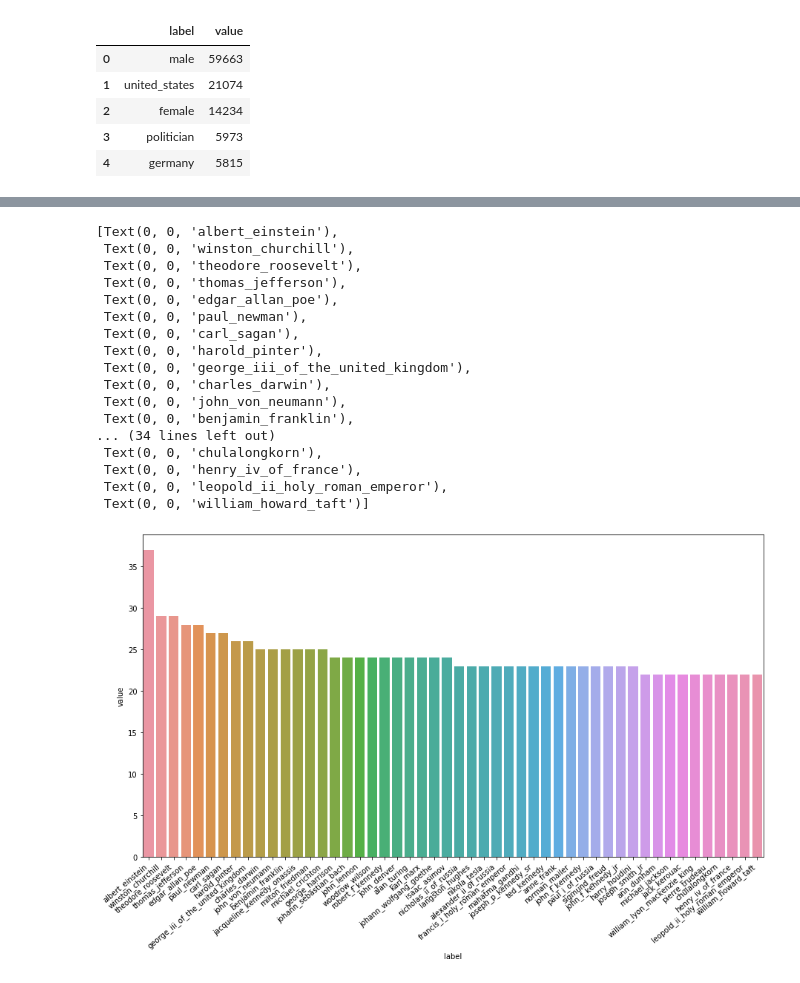
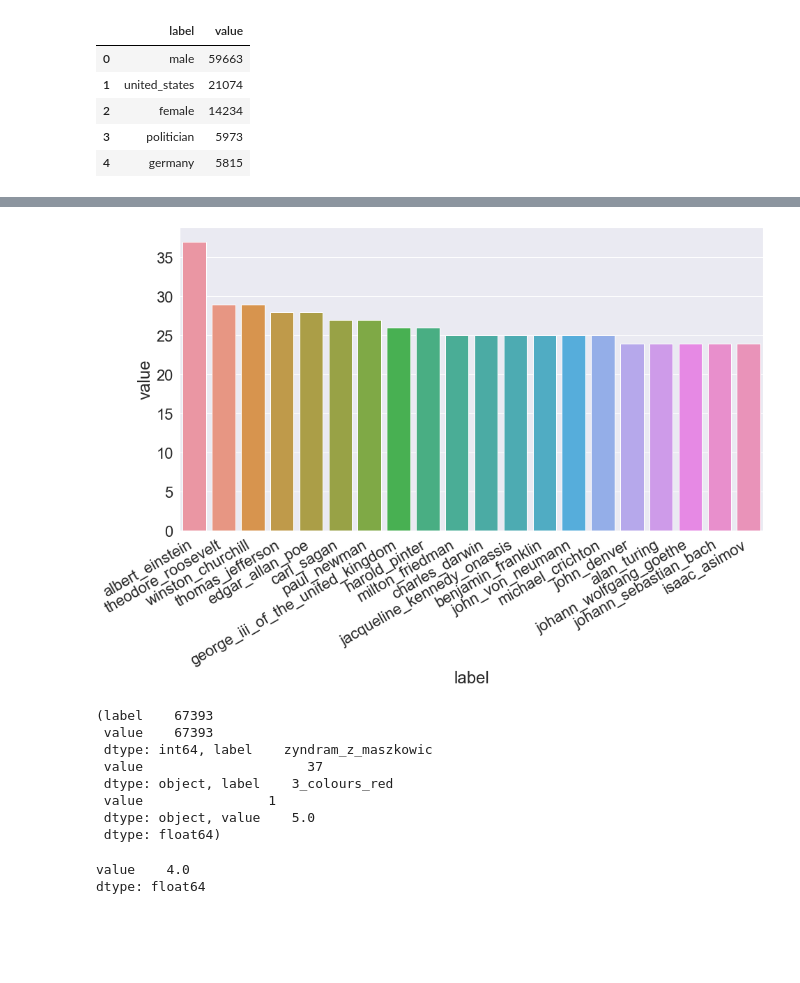
Before and after one commit to xhosaBoy/optimised-neural-tensor-network, a Jupyter notebook: notebooks/Freebase_Histogram.ipynb, the cells around one changed output, grey strips where cells are left out. Saved outputs shown, nothing was run; the diff lists cells and outputs as text; code cells hidden in the pictures; blank space fills up the shorter version.

Commit message:
Knowledge Graph Statistics
Present Wordnet and Freebase resource description framework summary statistics.

```diff
--- a/notebooks/Freebase_Histogram.ipynb
+++ b/notebooks/Freebase_Histogram.ipynb
@@ -179,3 +190,6 @@ triple_entity_relation_counts.head()
 # %%
+plt.figure(figsize=(7, 5))
+sns.set(font_scale=2)
 ax = sns.barplot(x="label", y="value", data=triple_entity_relation_counts)
+plt.savefig('Freebase_Counts.png', bbox_inches = "tight", format='PNG')
 # %% [output]
@@ -283,6 +297,8 @@ predicate_counts.head()
 | 4 | place of birth | 37970 |
 # %%
 plt.figure(figsize=(15, 8))
+sns.set(font_scale=2)
 ax = sns.barplot(x="label", y="value", data=predicate_counts[:50])
-ax.set_xticklabels(ax.get_xticklabels(), rotation=40, ha="right")
+ax.set_xticklabels(ax.get_xticklabels(), rotation=20, ha="right")
+plt.savefig('Freebase_Predicate_Counts.png', bbox_inches = "tight", format='PNG')
 # %% [output]
@@ -361,6 +382,8 @@ object_counts.head()
 | 4 | germany | 5815 |
 # %%
 plt.figure(figsize=(15, 8))
-ax = sns.barplot(x="label", y="value", data=object_counts[:50])
-ax.set_xticklabels(ax.get_xticklabels(), rotation=40, ha="right")
+sns.set(font_scale=2)
+ax = sns.barplot(x="label", y="value", data=object_counts[:20])
+ax.set_xticklabels(ax.get_xticklabels(), rotation=30, ha="right")
+plt.savefig('Freebase_Object_Counts.png', bbox_inches = "tight", format='PNG')
 # %% [output]
@@ -426,24 +452,29 @@ subject_counts.head()
 | 4 | edgar_allan_poe | 28 |
 # %%
 plt.figure(figsize=(15, 8))
-ax = sns.barplot(x="label", y="value", data=subject_counts[:50])
-ax.set_xticklabels(ax.get_xticklabels(), rotation=40, ha="right")
+sns.set(font_scale=2)
+ax = sns.barplot(x="label", y="value", data=subject_counts[:20])
+ax.set_xticklabels(ax.get_xticklabels(), rotation=30, ha="right")
+plt.savefig('Freebase_Subject_Counts.png', bbox_inches = "tight", format='PNG')
 # %% [output]
-[Text(0, 0, 'albert_einstein'),
- Text(0, 0, 'winston_churchill'),
- Text(0, 0, 'theodore_roosevelt'),
- Text(0, 0, 'thomas_jefferson'),
- Text(0, 0, 'edgar_allan_poe'),
- Text(0, 0, 'paul_newman'),
- Text(0, 0, 'carl_sagan'),
- Text(0, 0, 'harold_pinter'),
- Text(0, 0, 'george_iii_of_the_united_kingdom'),
- Text(0, 0, 'charles_darwin'),
- Text(0, 0, 'john_von_neumann'),
- Text(0, 0, 'benjamin_franklin'),
-... (34 lines left out)
- Text(0, 0, 'chulalongkorn'),
- Text(0, 0, 'henry_iv_of_france'),
- Text(0, 0, 'leopold_ii_holy_roman_emperor'),
- Text(0, 0, 'william_howard_taft')]
-[figure, old version]
+[figure, new version]
+# %%
+subject_counts.count(), subject_counts.max(), subject_counts.min(), subject_counts.median()
+# %% [output]
+(label    67393
+ value    67393
+ dtype: int64, label    zyndram_z_maszkowic
+ value                     37
+ dtype: object, label    3_colours_red
+ value                1
+ dtype: object, value    5.0
+ dtype: float64)
+# %%
+# Computing IQR
+Q1 = subject_counts.quantile(0.25)
+Q3 = subject_counts.quantile(0.75)
+IQR = Q3 - Q1
+IQR
+# %% [output]
+value    4.0
+dtype: float64
```
Also changed, not shown: parts of 13 cells of this notebook, 2 other files.
